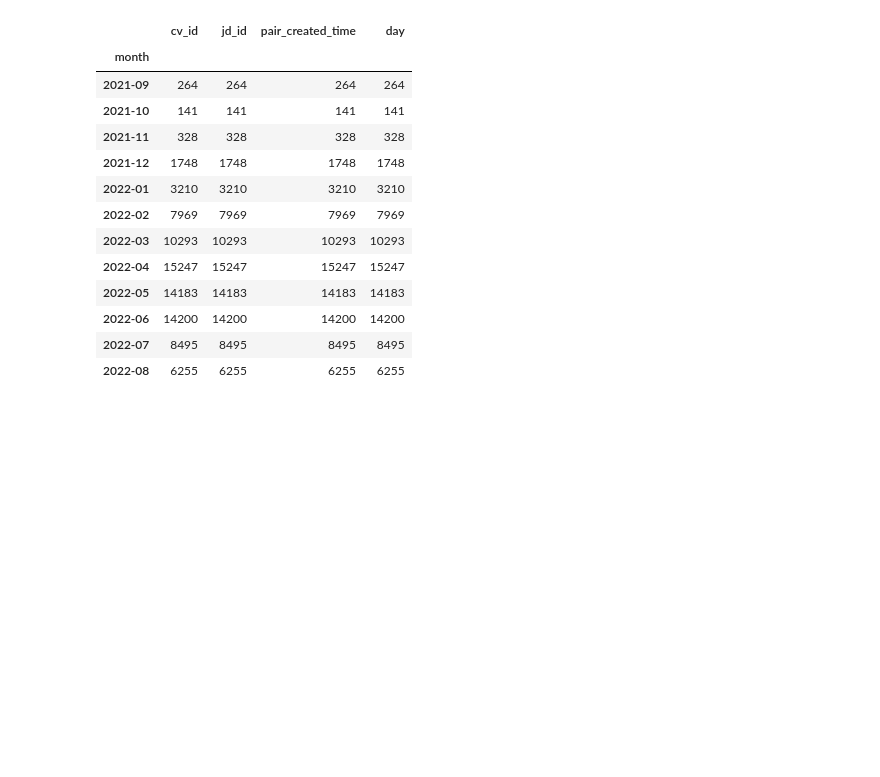
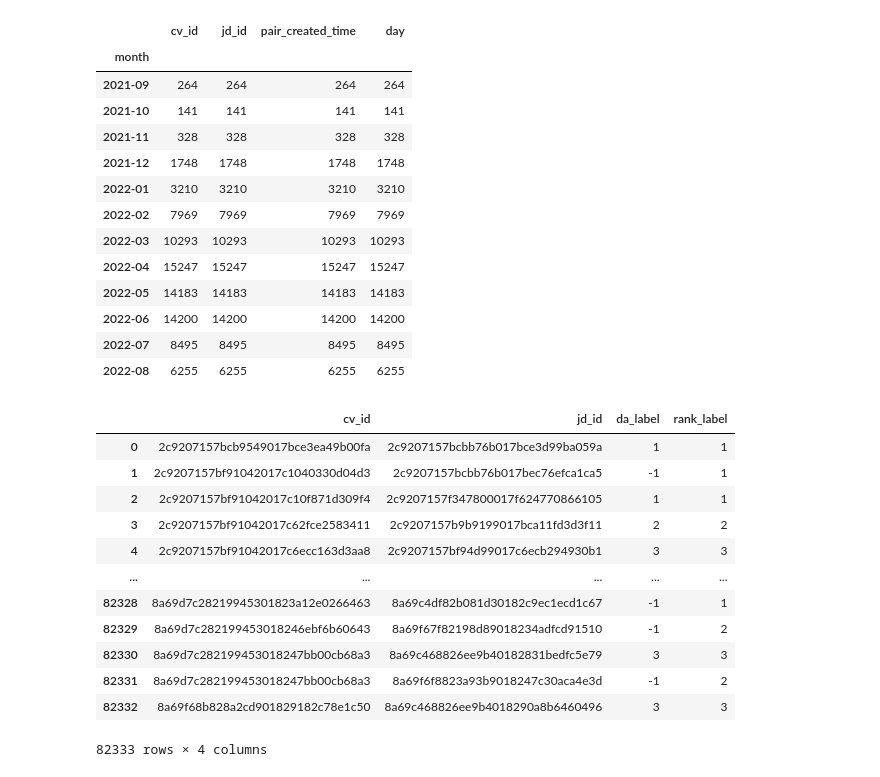
Before and after one commit to slowisfast2030/generalization, a Jupyter notebook: order_time.ipynb, the cells around one changed output. Cells and saved outputs as stored; diff of their text form; code cells hidden in the pictures; blank space fills up the shorter version.

```diff
--- a/order_time.ipynb
+++ b/order_time.ipynb
@@ -185,3 +188,22 @@ cv_jd_time.groupby('month').count()
 | 2022-06 | 14200 | 14200 | 14200 | 14200 |
 | 2022-07 | 8495 | 8495 | 8495 | 8495 |
 | 2022-08 | 6255 | 6255 | 6255 | 6255 |
+# %%
+# 读取包含label的sample表
+label_data_20220831 = pd.read_csv('../data_20220831/sample_20220831_spark.csv').drop('Unnamed: 0', axis=1).drop_duplicates(subset=['cv_id', 'jd_id'], keep='first').reset_index(drop=True)
+label_df = label_data_20220831[['cv_id', 'jd_id', 'da_label', 'rank_label']]
+label_df
+# %% [output]
+|  | cv_id | jd_id | da_label | rank_label |
+| 0 | 2c9207157bcb9549017bce3ea49b00fa | 2c9207157bcbb76b017bce3d99ba059a | 1 | 1 |
+| 1 | 2c9207157bf91042017c1040330d04d3 | 2c9207157bcbb76b017bec76efca1ca5 | -1 | 1 |
+| 2 | 2c9207157bf91042017c10f871d309f4 | 2c9207157f347800017f624770866105 | 1 | 1 |
+| 3 | 2c9207157bf91042017c62fce2583411 | 2c9207157b9b9199017bca11fd3d3f11 | 2 | 2 |
+| 4 | 2c9207157bf91042017c6ecc163d3aa8 | 2c9207157bf94d99017c6ecb294930b1 | 3 | 3 |
+| ... | ... | ... | ... | ... |
+| 82328 | 8a69d7c28219945301823a12e0266463 | 8a69c4df82b081d30182c9ec1ecd1c67 | -1 | 1 |
+| 82329 | 8a69d7c282199453018246ebf6b60643 | 8a69f67f82198d89018234adfcd91510 | -1 | 2 |
+| 82330 | 8a69d7c282199453018247bb00cb68a3 | 8a69c468826ee9b40182831bedfc5e79 | 3 | 3 |
+| 82331 | 8a69d7c282199453018247bb00cb68a3 | 8a69f6f8823a93b9018247c30aca4e3d | -1 | 2 |
+| 82332 | 8a69f68b828a2cd901829182c78e1c50 | 8a69c468826ee9b4018290a8b6460496 | 3 | 3 |
+82333 rows × 4 columns
```
Also changed, not shown: parts of 4 cells of this notebook.
